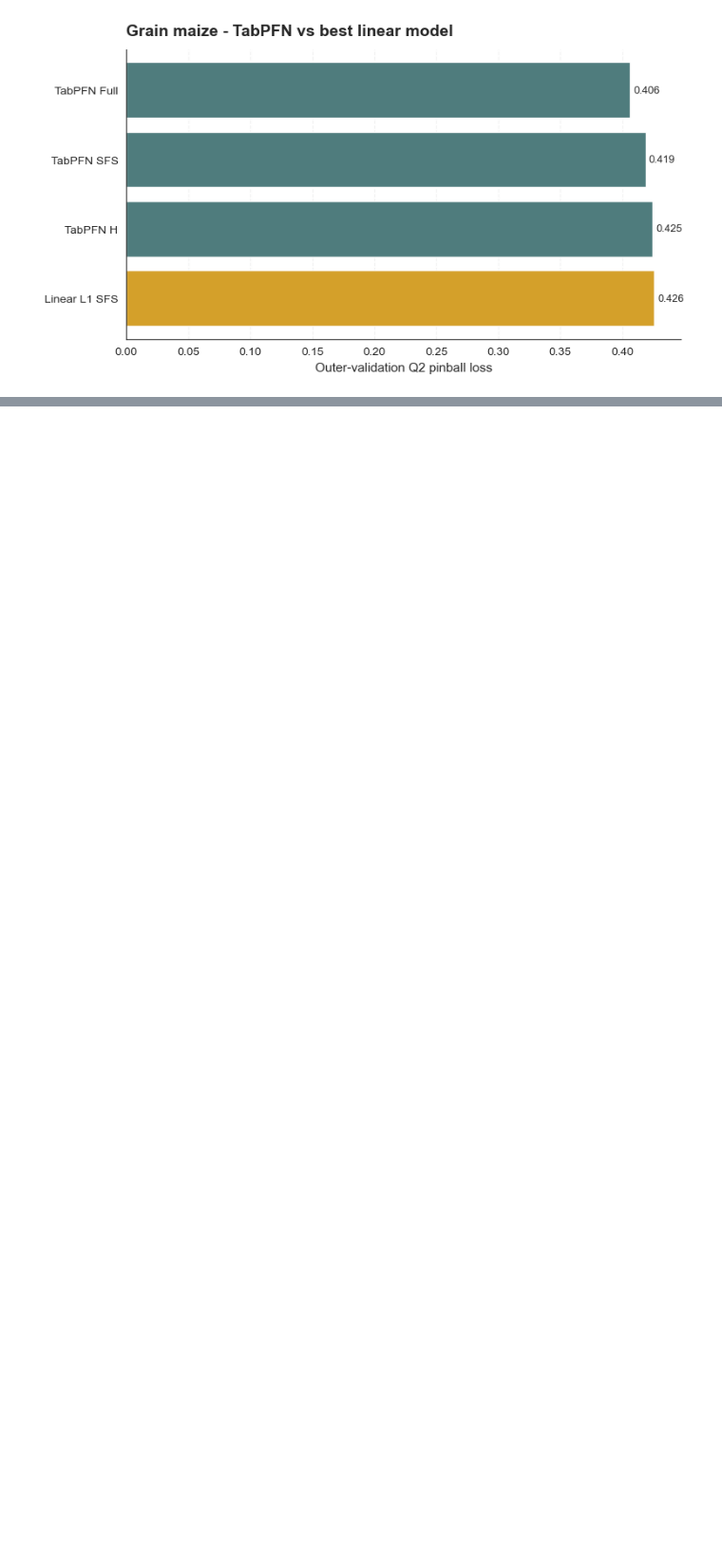
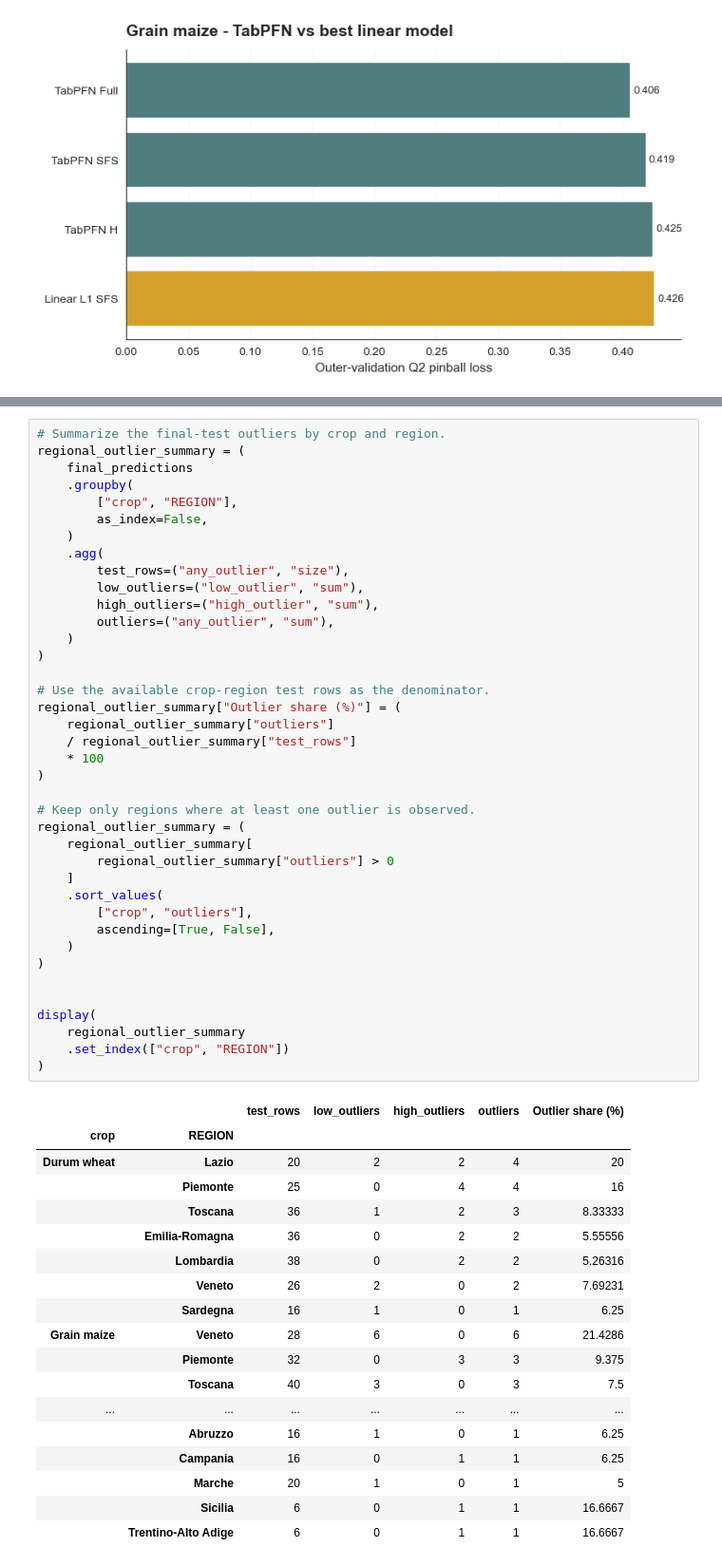
Before and after one commit to AlessioRepetto/agriclimate-intelligence, a Jupyter notebook: notebooks/ML_Quantile_Modelling.ipynb, the cells around one changed output, grey strips where cells are left out. Shown at 95% size. Drawn from its saved outputs; the diff is of its cells as text; blank space fills up the shorter version.

```diff
--- a/notebooks/ML_Quantile_Modelling.ipynb
+++ b/notebooks/ML_Quantile_Modelling.ipynb
@@ -2672,0 +3502,58 @@ The final selection rule must be fixed **before** evaluating 2019-2022.
+# %%
+# Summarize the final-test outliers by crop and region.
+regional_outlier_summary = (
+    final_predictions
+    .groupby(
+        ["crop", "REGION"],
+        as_index=False,
+    )
+    .agg(
+        test_rows=("any_outlier", "size"),
+        low_outliers=("low_outlier", "sum"),
+        high_outliers=("high_outlier", "sum"),
+        outliers=("any_outlier", "sum"),
+    )
+)
+
+# Use the available crop-region test rows as the denominator.
+regional_outlier_summary["Outlier share (%)"] = (
+    regional_outlier_summary["outliers"]
+    / regional_outlier_summary["test_rows"]
+    * 100
+)
+
+# Keep only regions where at least one outlier is observed.
+regional_outlier_summary = (
+    regional_outlier_summary[
+        regional_outlier_summary["outliers"] > 0
+    ]
+    .sort_values(
+        ["crop", "outliers"],
+        ascending=[True, False],
+    )
+)
+
+
+display(
+    regional_outlier_summary
+    .set_index(["crop", "REGION"])
+)
+# %% [output]
+|  |  | test_rows | low_outliers | high_outliers | outliers | Outlier share (%) |
+| crop | REGION |  |  |  |  |  |
+| Durum wheat | Lazio | 20 | 2 | 2 | 4 | 20 |
+|  | Piemonte | 25 | 0 | 4 | 4 | 16 |
+|  | Toscana | 36 | 1 | 2 | 3 | 8.33333 |
+|  | Emilia-Romagna | 36 | 0 | 2 | 2 | 5.55556 |
+|  | Lombardia | 38 | 0 | 2 | 2 | 5.26316 |
+|  | Veneto | 26 | 2 | 0 | 2 | 7.69231 |
+|  | Sardegna | 16 | 1 | 0 | 1 | 6.25 |
+| Grain maize | Veneto | 28 | 6 | 0 | 6 | 21.4286 |
+|  | Piemonte | 32 | 0 | 3 | 3 | 9.375 |
+|  | Toscana | 40 | 3 | 0 | 3 | 7.5 |
+| ... | ... | ... | ... | ... | ... | ... |
+|  | Abruzzo | 16 | 1 | 0 | 1 | 6.25 |
+|  | Campania | 16 | 0 | 1 | 1 | 6.25 |
+|  | Marche | 20 | 1 | 0 | 1 | 5 |
+|  | Sicilia | 6 | 0 | 1 | 1 | 16.6667 |
+|  | Trentino-Alto Adige | 6 | 0 | 1 | 1 | 16.6667 |
```
Also changed, not shown: parts of 49 cells of this notebook.
